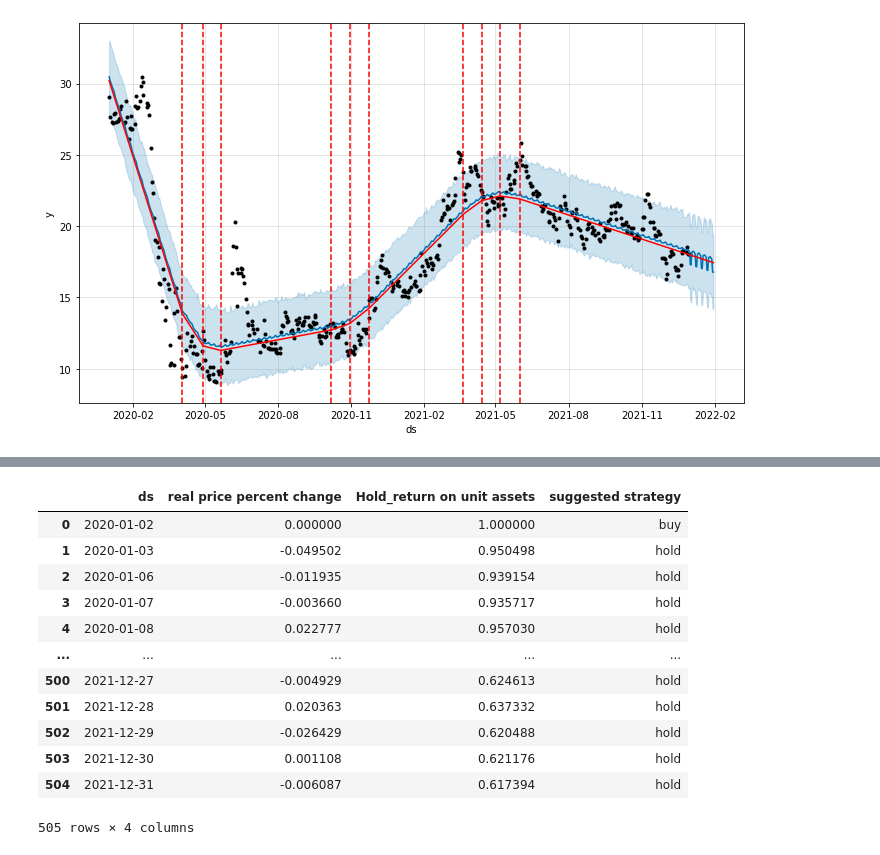
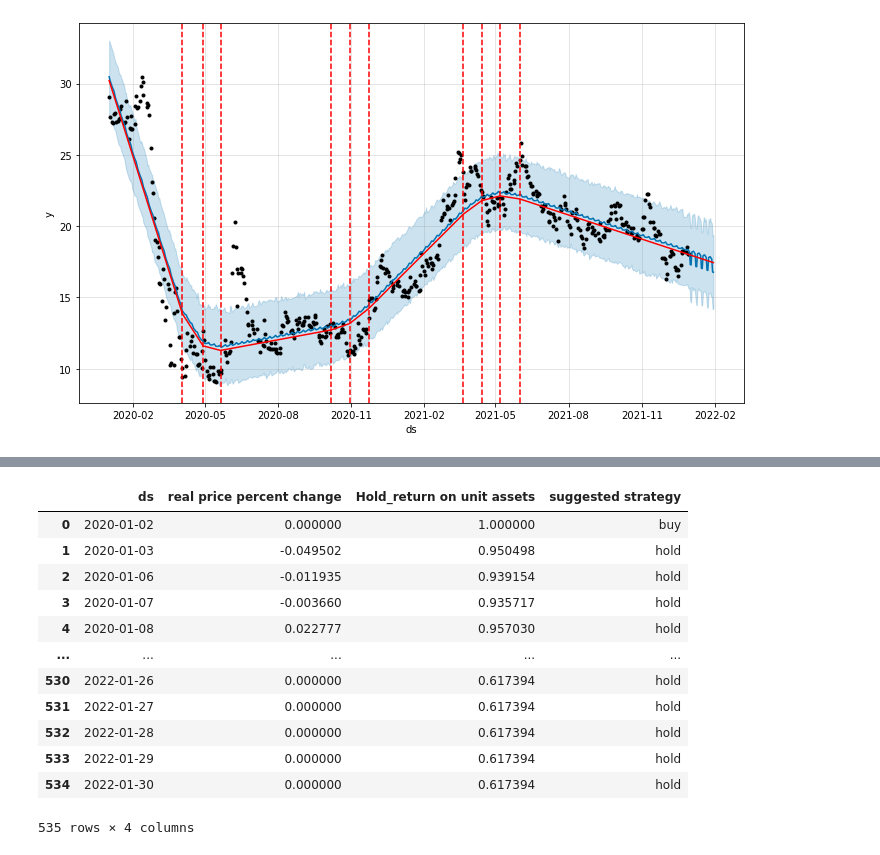
Before and after one commit to Abdulah94/Stock-Market-predictions-Using-Machine-learning, a Jupyter notebook: code/Code.ipynb, the cells around one changed output, grey strips where cells are left out. Drawn from its saved outputs; the diff is of its cells as text; code cells hidden in the pictures.

```diff
--- a/code/Code.ipynb
+++ b/code/Code.ipynb
@@ -310,7 +310,7 @@ m.fit(dataframe)
 future = m.make_future_dataframe(periods = periods_q)
 forecast = m.predict(future)
 stock_price_forecast = forecast[['ds', 'yhat', 'yhat_lower', 'yhat_upper']]
-data_combine = pd.merge(dataframe, stock_price_forecast, on = 'ds')
+data_combine = pd.merge(dataframe, stock_price_forecast, on = 'ds', how='outer')
 data_combine['real price percent change'] = data_combine['y'].pct_change()
 data_combine['real price percent change'] = data_combine['real price percent change'].replace(np.nan, 0)
 
@@ -350,38 +366,38 @@ Optimization terminated normally:
 # In this case, our theoretical calculation is based primarily on the magnitude of the actual price volatility,
 # which is a cumulative volatility range,
 # and I use '.cumprod()' to calculate it and make a separate column to see the investor's return on unit assets,
 # over a given time period.
 
 def f_hold(row):
     if abs(row['real price percent change']) > 1 :
         val = 'sell'
-    elif row['real price percent change'] == 0:
+    elif row['Hold_return on unit assets'] == 1.00000000:
         val = 'buy'
     else:
         val = 'hold'
     return val
 
 
 def holding_strategy_table():
     '''This function create a table about holding strategy, include when we purchase, when we sold.'''
-    holding_sum = data_combine
+    holding_sum = data_combine.copy()
     holding_sum['Hold_return on unit assets'] = (holding_sum['real price percent change'] + 1).cumprod()
     holding_sum['suggested strategy'] = holding_sum.apply(f_hold, axis=1)
     holding_sum_end = holding_sum[['ds', 'real price percent change','Hold_return on unit assets', 'suggested strategy']]
     return holding_sum_end
 
 holding_strategy_table()
 # %% [output]
 |  | ds | real price percent change | Hold_return on unit assets | suggested strategy |
 | 0 | 2020-01-02 | 0.000000 | 1.000000 | buy |
 | 1 | 2020-01-03 | -0.049502 | 0.950498 | hold |
 | 2 | 2020-01-06 | -0.011935 | 0.939154 | hold |
 | 3 | 2020-01-07 | -0.003660 | 0.935717 | hold |
 | 4 | 2020-01-08 | 0.022777 | 0.957030 | hold |
 | ... | ... | ... | ... | ... |
-| 500 | 2021-12-27 | -0.004929 | 0.624613 | hold |
-| 501 | 2021-12-28 | 0.020363 | 0.637332 | hold |
-| 502 | 2021-12-29 | -0.026429 | 0.620488 | hold |
-| 503 | 2021-12-30 | 0.001108 | 0.621176 | hold |
-| 504 | 2021-12-31 | -0.006087 | 0.617394 | hold |
+| 530 | 2022-01-26 | 0.000000 | 0.617394 | hold |
+| 531 | 2022-01-27 | 0.000000 | 0.617394 | hold |
+| 532 | 2022-01-28 | 0.000000 | 0.617394 | hold |
+| 533 | 2022-01-29 | 0.000000 | 0.617394 | hold |
+| 534 | 2022-01-30 | 0.000000 | 0.617394 | hold |
-505 rows × 4 columns
+535 rows × 4 columns
```
Also changed, not shown: parts of 5 cells of this notebook.
